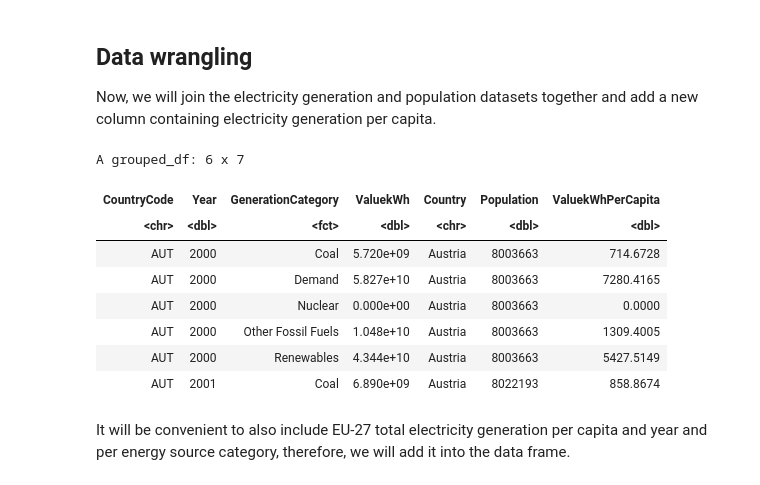
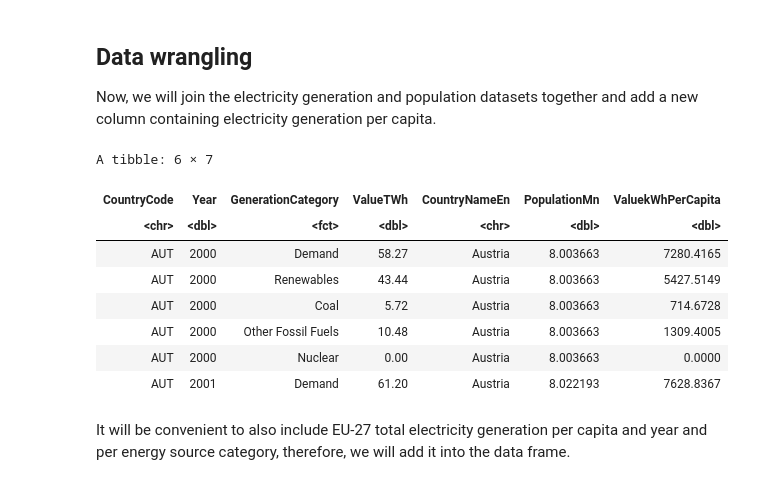
Before and after one commit to faktaoklimatu/data-analysis, a Jupyter notebook: notebooks/per-capita-electricity-generation-eu.ipynb, the cells around one changed output. Drawn from its saved outputs; the diff is of its cells as text; code cells hidden in the pictures.

Commit message:
Tech review and cleanup of per-capita electricity genreation

```diff
--- a/notebooks/per-capita-electricity-generation-eu.ipynb
+++ b/notebooks/per-capita-electricity-generation-eu.ipynb
@@ -105,21 +139,25 @@ A tibble: 6 x 4
 Now, we will join the electricity generation and population datasets together and add a new column containing electricity generation per capita.
 # %%
 # Join the datasets and reorder generation category.
-electricity_population_eu28 <- left_join(electricity_eu28, population, by = c("CountryCode", "Year")) |>
-  mutate(ValuekWhPerCapita = (ValuekWh / Population),
-         GenerationCategory = factor(GenerationCategory, levels = c("Renewables", "Nuclear", "Other Fossil Fuels", "Coal", "Demand")))
+electricity_population_eu28 <- electricity_eu28 |>
+  left_join(population, join_by(CountryCode, Year)) |>
+  mutate(
+    # TWh / (1 million people) = MWh / (1 person) = kWh / (1 person) / 1000
+    ValuekWhPerCapita = ValueTWh / PopulationMn * 1000,
+    GenerationCategory = factor(GenerationCategory, levels = c("Renewables", "Nuclear", "Other Fossil Fuels", "Coal", "Demand"))
+  )
 
 head(electricity_population_eu28)
 # %% [output]
-A grouped_df: 6 x 7
+A tibble: 6 × 7
-| CountryCode | Year | GenerationCategory | ValuekWh | Country | Population | ValuekWhPerCapita |
+| CountryCode | Year | GenerationCategory | ValueTWh | CountryNameEn | PopulationMn | ValuekWhPerCapita |
 | <chr> | <dbl> | <fct> | <dbl> | <chr> | <dbl> | <dbl> |
-| AUT | 2000 | Coal | 5.720e+09 | Austria | 8003663 | 714.6728 |
-| AUT | 2000 | Demand | 5.827e+10 | Austria | 8003663 | 7280.4165 |
-| AUT | 2000 | Nuclear | 0.000e+00 | Austria | 8003663 | 0.0000 |
-| AUT | 2000 | Other Fossil Fuels | 1.048e+10 | Austria | 8003663 | 1309.4005 |
-| AUT | 2000 | Renewables | 4.344e+10 | Austria | 8003663 | 5427.5149 |
-| AUT | 2001 | Coal | 6.890e+09 | Austria | 8022193 | 858.8674 |
+| AUT | 2000 | Demand | 58.27 | Austria | 8.003663 | 7280.4165 |
+| AUT | 2000 | Renewables | 43.44 | Austria | 8.003663 | 5427.5149 |
+| AUT | 2000 | Coal | 5.72 | Austria | 8.003663 | 714.6728 |
+| AUT | 2000 | Other Fossil Fuels | 10.48 | Austria | 8.003663 | 1309.4005 |
+| AUT | 2000 | Nuclear | 0.00 | Austria | 8.003663 | 0.0000 |
+| AUT | 2001 | Demand | 61.20 | Austria | 8.022193 | 7628.8367 |
 # %% [markdown]
 It will be convenient to also include EU-27 total electricity generation per capita and year and per energy source category, therefore, we will add it into the data frame.
 # %%
```
Also changed, not shown: parts of 17 cells of this notebook.
